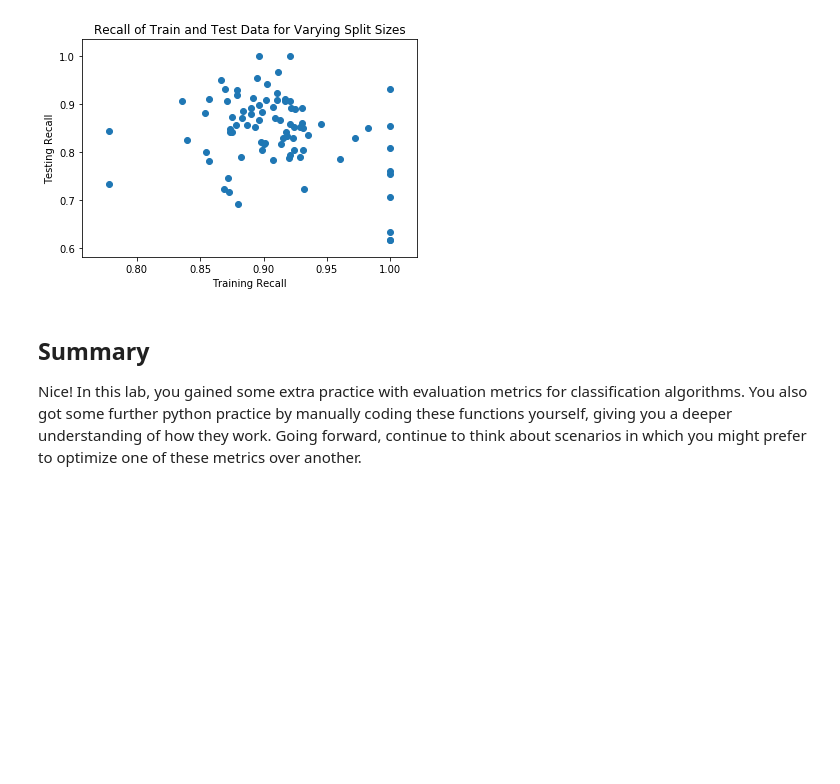
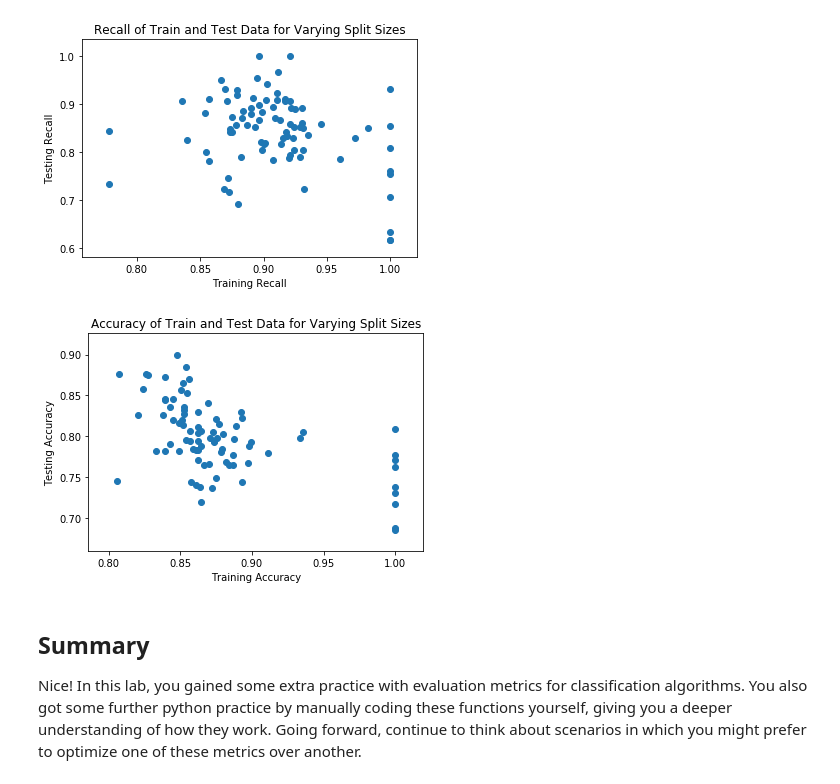
Before and after one commit to kayschulz/dsc-3-29-06-evaluating-logistic-regression-models-lab-seattle-ds-career-040119, a Jupyter notebook: index.ipynb, the cells around one changed output. Saved outputs shown, nothing was run; the diff lists cells and outputs as text; code cells hidden in the pictures; blank space fills up the shorter version.

```diff
--- a/index.ipynb
+++ b/index.ipynb
@@ -152,9 +152,11 @@ plt.show()
 # %%
 plt.scatter(training_Accuracy, testing_Accuracy)
 plt.title('Accuracy of Train and Test Data for Varying Split Sizes')
-plt.xlabel('Training Precision')
-plt.ylabel('Testing Precision')
+plt.xlabel('Training Accuracy')
+plt.ylabel('Testing Accuracy')
 plt.show()
+# %% [output]
+[figure, added]
 # %% [markdown]
 ## Summary
 
```
